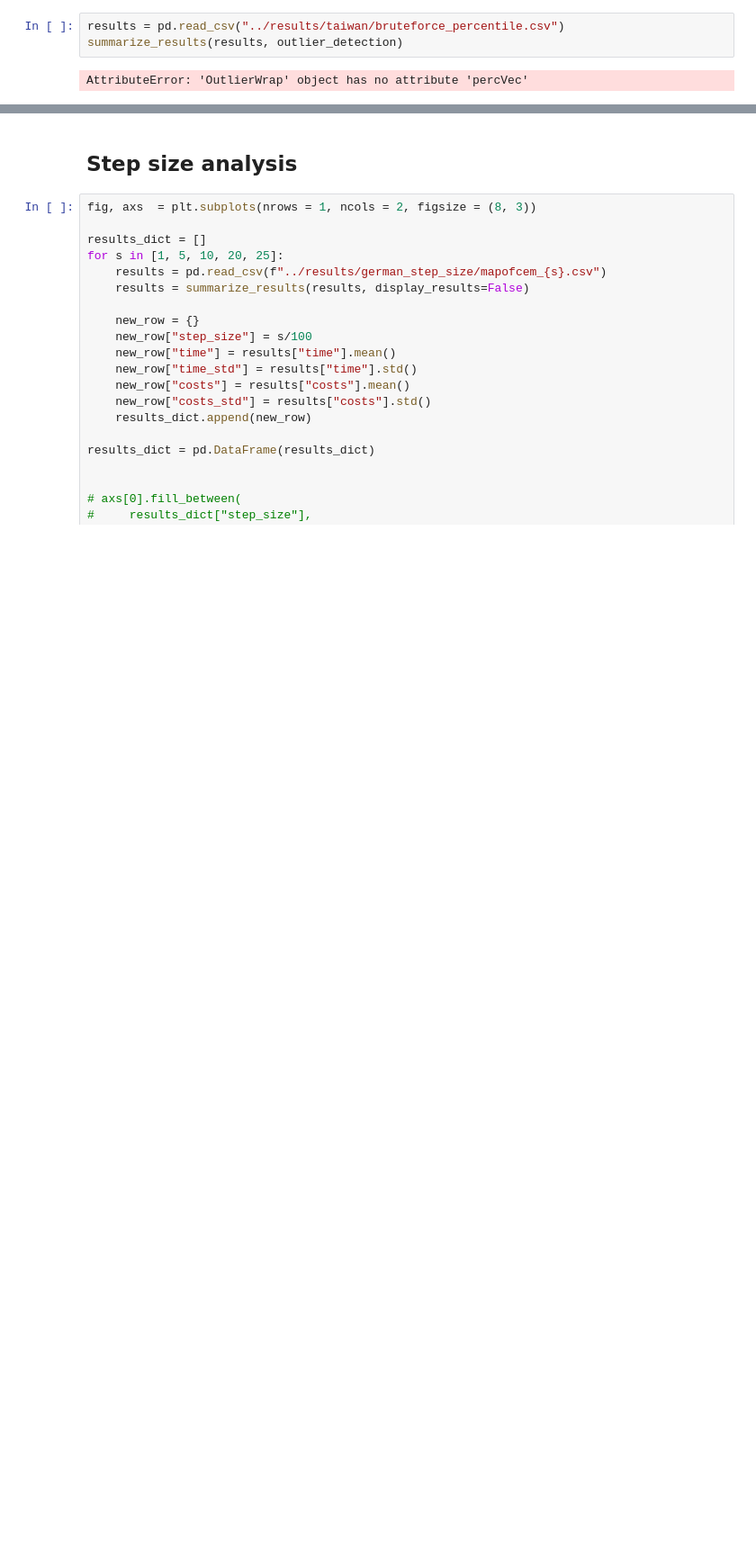
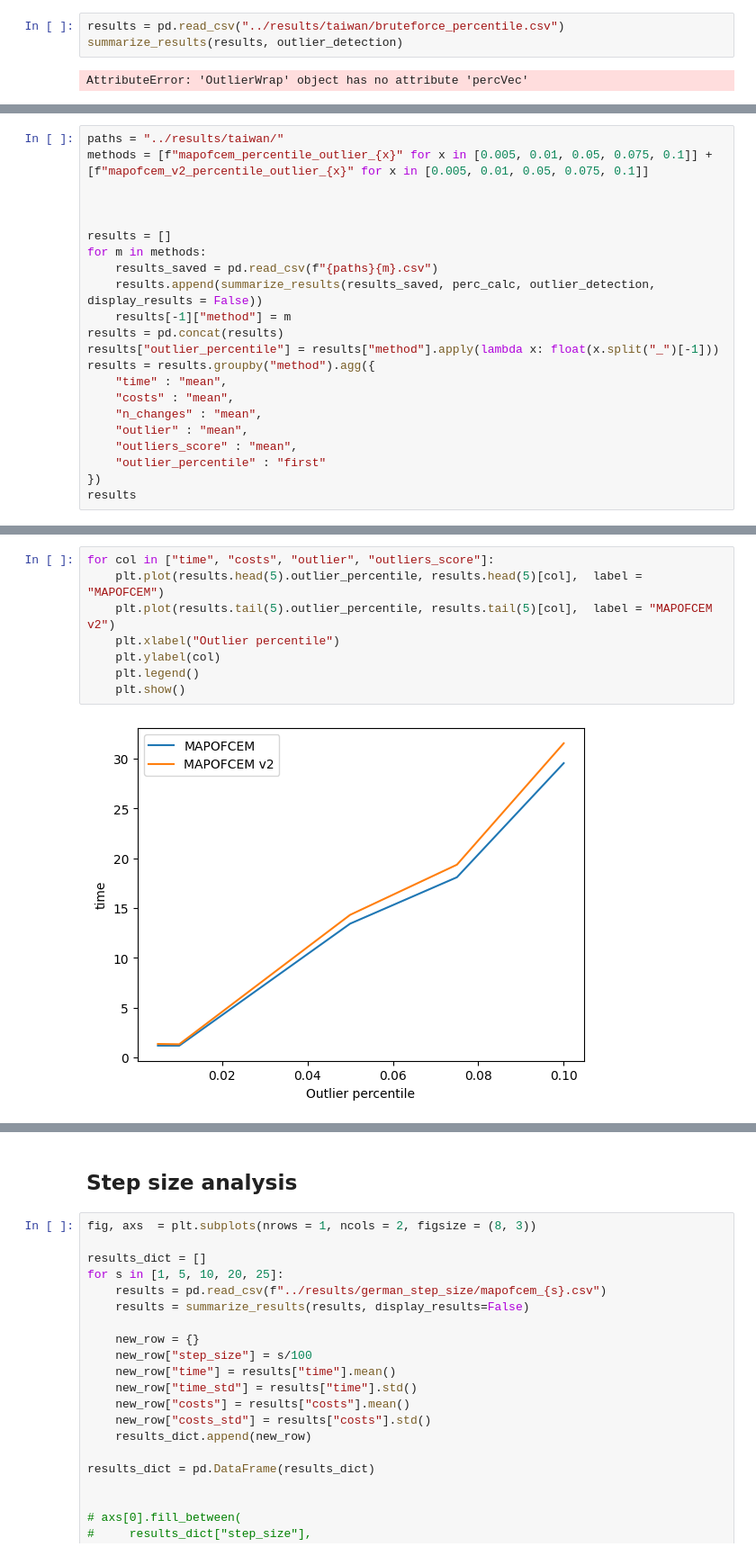
Before and after one commit to hiaac-finance/cfmining, a Jupyter notebook: notebooks/analyze_results.ipynb, the cells around one changed output, grey strips where cells are left out. Shown at 90% size. Cells and saved outputs as stored; diff of their text form; blank space fills up the shorter version.

Commit message:
more tests with different outliers rates

```diff
--- a/notebooks/analyze_results.ipynb
+++ b/notebooks/analyze_results.ipynb
@@ -312,0 +315,22 @@ AttributeError: 'OutlierWrap' object has no attribute 'percVec'
+# %%
+paths = "../results/taiwan/"
+methods = [f"mapofcem_percentile_outlier_{x}" for x in [0.005, 0.01, 0.05, 0.075, 0.1]] + [f"mapofcem_v2_percentile_outlier_{x}" for x in [0.005, 0.01, 0.05, 0.075, 0.1]]
+
+
+
+results = []
+for m in methods:
+    results_saved = pd.read_csv(f"{paths}{m}.csv")
+    results.append(summarize_results(results_saved, perc_calc, outlier_detection, display_results = False))
+    results[-1]["method"] = m
+results = pd.concat(results)
+results["outlier_percentile"] = results["method"].apply(lambda x: float(x.split("_")[-1]))
+results = results.groupby("method").agg({
+    "time" : "mean",
+    "costs" : "mean",
+    "n_changes" : "mean",
+    "outlier" : "mean",
+    "outliers_score" : "mean",
+    "outlier_percentile" : "first"
+})
+results
@@ -312,0 +350,10 @@ AttributeError: 'OutlierWrap' object has no attribute 'percVec'
+# %%
+for col in ["time", "costs", "outlier", "outliers_score"]:
+    plt.plot(results.head(5).outlier_percentile, results.head(5)[col],  label = "MAPOFCEM")
+    plt.plot(results.tail(5).outlier_percentile, results.tail(5)[col],  label = "MAPOFCEM v2")
+    plt.xlabel("Outlier percentile")
+    plt.ylabel(col)
+    plt.legend()
+    plt.show()
+# %% [output]
+[figure, added]
```
Also changed, not shown: parts of 3 cells of this notebook, 1 other file.
